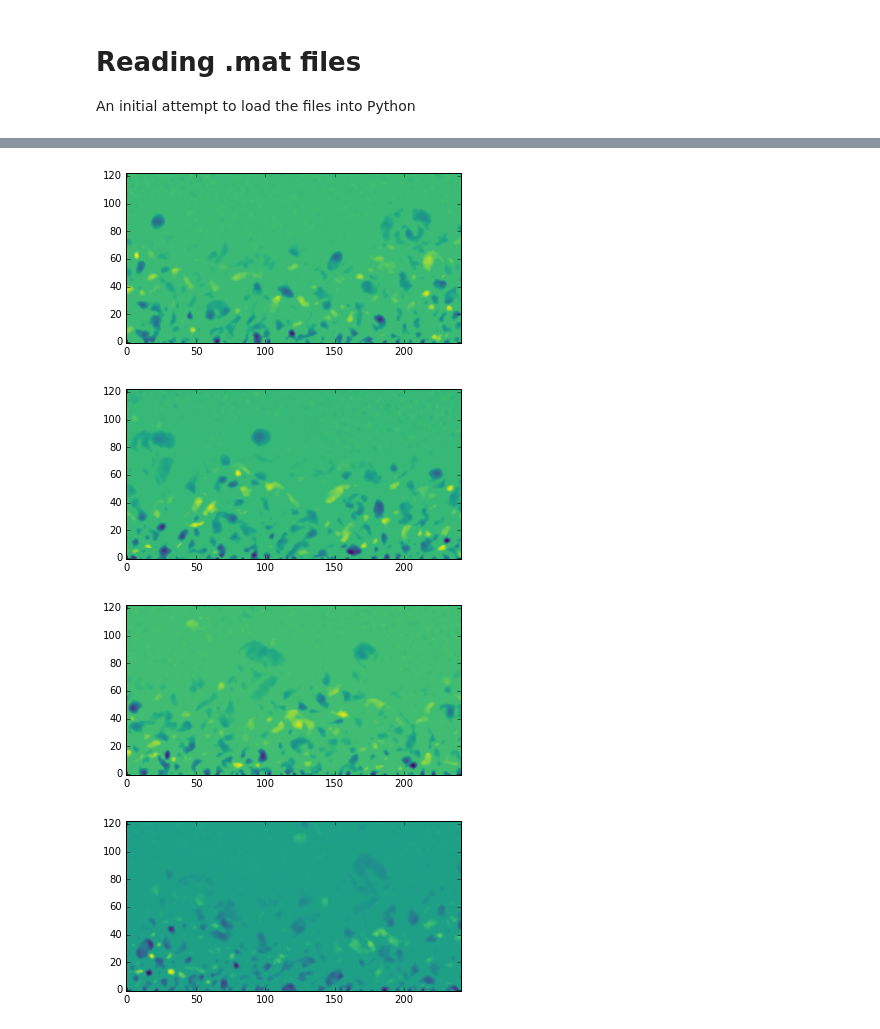
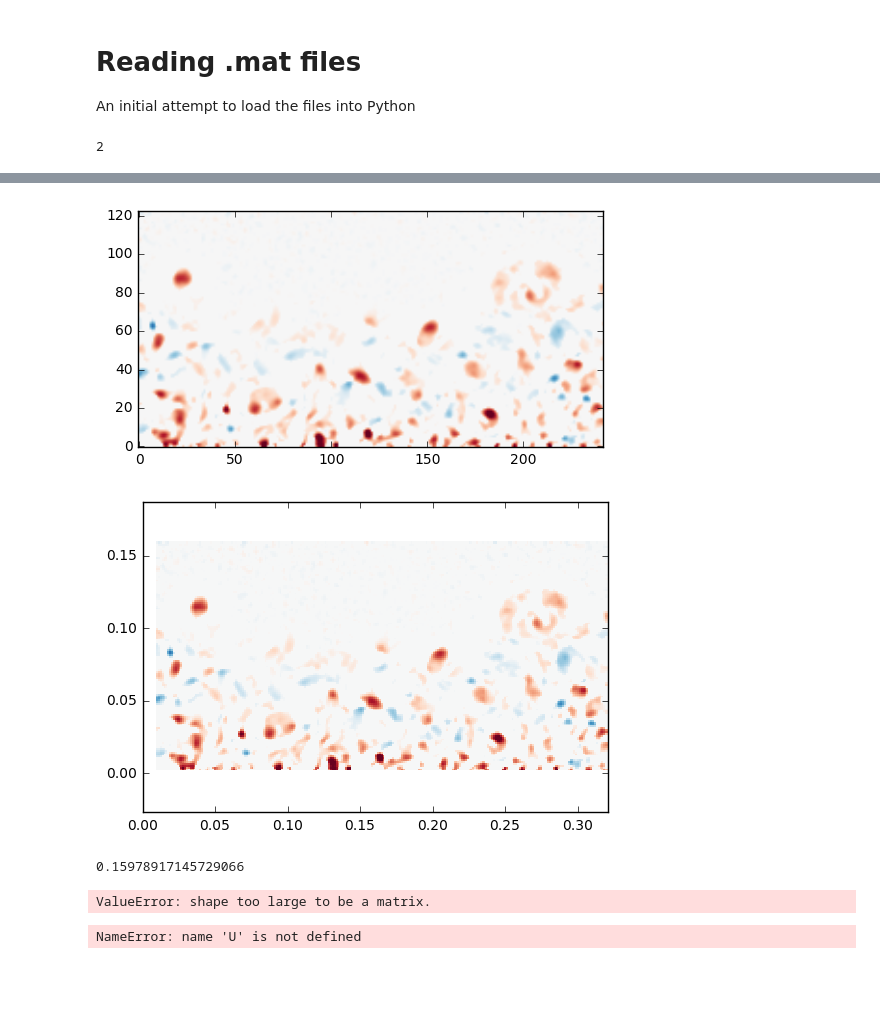
Before and after one commit to owenjhwilliams/ASIIT, a Jupyter notebook: ASIIT-data.ipynb, the cells around one changed output, grey strips where cells are left out. Cells and saved outputs as stored; diff of their text form; code cells hidden in the pictures; blank space fills up the shorter version.

Commit message:
Importing data and beginning of POD anaylysis

```diff
--- a/ASIIT-data.ipynb
+++ b/ASIIT-data.ipynb
@@ -9,6 +10,10 @@ import numpy as np
+# %%
+1+1
+# %% [output]
+2
 # %%
 import h5py
-f = h5py.File('RNV45-RI2.mat')
+f = h5py.File('/Users/Owen/Dropbox/Data/ABL/SBL PIV data/RNV45-RI2.mat')
 list(f.keys())
 # %% [output]
 ['#refs#',
@@ -32,9 +41,30 @@ swirl = np.asarray(f['Swirl'])
 # %%
-for i in range(4):
+for i in range(1):
     plt.figure()
-    plt.imshow(swirl[i].T, cmap='viridis', origin='lower');
+    plt.imshow(swirl[i].T, cmap='RdBu', origin='lower');
+    plt.clim([-50, 50])
 # %% [output]
-[figure, old version]
+[figure, new version]
-[figure, removed]
-[figure, removed]
-[figure, removed]
+# %%
+for i in range(1):
+    plt.figure()
+    plt.pcolor(X.T,Y.T,swirl[i].T, cmap='RdBu');
+    plt.clim([-50, 50])
+    plt.axis('equal')
+    plt.axis([0, X.max(), 0, Y.max()])
+    #plt.yaxis([0, Y.max()])
+# %% [output]
+[figure, added]
+# %%
+Y.max()
+# %% [output]
+0.15978917145729066
+# %%
+num_modes = 50;
+modes, eig_vals = mr.compute_POD_matrices_snaps_method(U, list(range(num_modes)))
+# %% [output]
+ValueError: shape too large to be a matrix.
+# %%
+a = U.shape
+# %% [output]
+NameError: name 'U' is not defined
```
Also changed, not shown: parts of 3 cells of this notebook, 1 other file.
